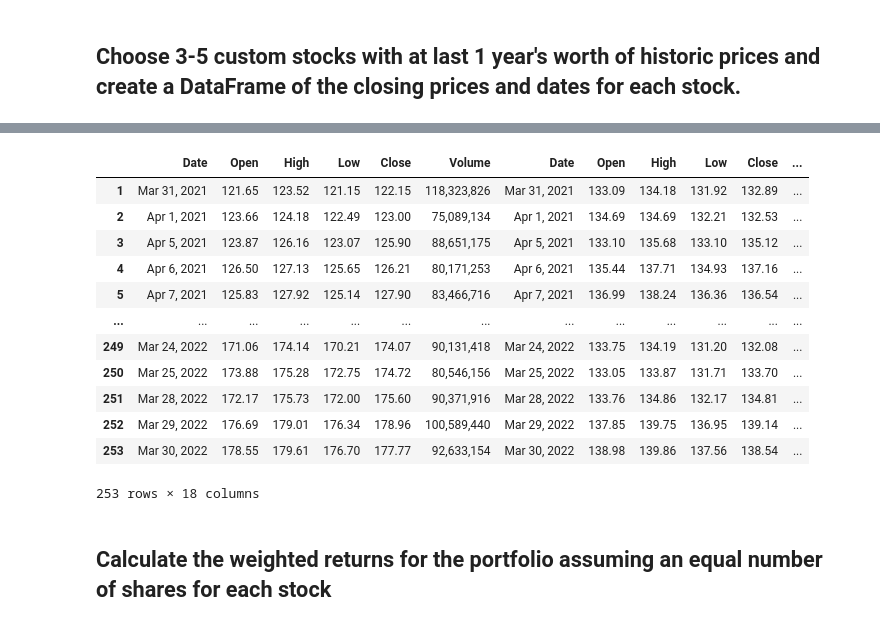
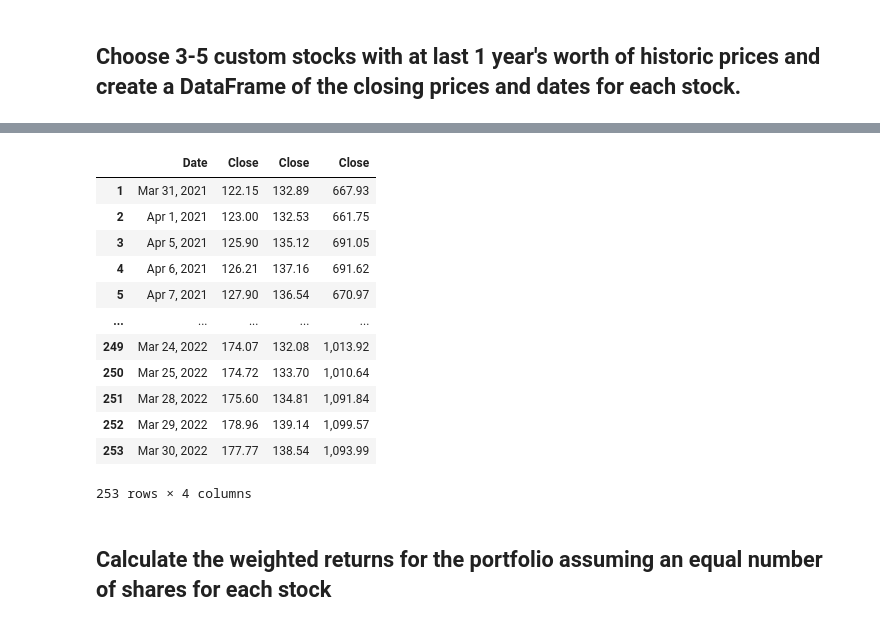
Before and after one commit to gokhanunal34/pandasSkillsApplications, a Jupyter notebook: whale_analysis.ipynb, the cells around one changed output, grey strips where cells are left out. Saved outputs shown, nothing was run; the diff lists cells and outputs as text; code cells hidden in the pictures.

Commit message:
Reorganize portfolio data by having a column per symbol

```diff
--- a/whale_analysis.ipynb
+++ b/whale_analysis.ipynb
@@ -452,17 +483,30 @@ apple_stock_data_df_cleaned= apple_stock_data_df_cleaned.rename(columns={
 # Reading data from 2nd stock
 nike_data_csv = Path("../Starter_Code/Resources/Google_Nike_data.csv")
 
+nike_stock_data_df = pd.read_csv(nike_data_csv, parse_dates=True, infer_datetime_format=True, skiprows=[i for i in range(1,26)])#skip the header until there are actual values with skiprows.
 
-nike_stock_data_df = pd.read_csv(nike_data_csv, parse_dates=True, infer_datetime_format=True, skiprows=[i for i in range(1,26)])
-
+#drop unnamed column
 nike_stock_data_df = nike_stock_data_df.drop(columns=['Unnamed: 0'])
 
+#get rid of the first row
 nike_stock_data_df_cleaned = nike_stock_data_df.loc[1:]
 
-
+#rename each column
 nike_stock_data_df_cleaned= nike_stock_data_df_cleaned.rename(columns={
     "Instructions\nEnter stock symbol in cell B4":"Date",
     "Unnamed: 2":"Open", "Unnamed: 3":"High", "Unnamed: 4":"Low",
     "Unnamed: 5":"Close", "POWERED BY": "Volume"
 
 })
+
+nike_returns_date = nike_stock_data_df_cleaned.loc[:, 'Date']
+
+#nike_returns_date
+
+nike_returns_close = nike_stock_data_df_cleaned.loc[:, 'Close']
+
+#nike_returns_close
+
+nike_returns_df = pd.concat([nike_returns_date, nike_returns_close], axis=1, join="outer")
+
+nike_returns_df
@@ -470,13 +528,15 @@ nike_stock_data_df_cleaned= nike_stock_data_df_cleaned.rename(columns={
 # Reading data from 3rd stock
 tesla_stock_data_csv = Path("../Starter_Code/Resources/Google_Tesla_stock_data.csv")
 
-tesla_stock_data_df = pd.read_csv(tesla_stock_data_csv, parse_dates=True, infer_datetime_format=True, skiprows=[i for i in range(1,26)])
+tesla_stock_data_df = pd.read_csv(tesla_stock_data_csv, parse_dates=True, infer_datetime_format=True, skiprows=[i for i in range(1,26)])#skip the header until there are actual values with skiprows.
 
+#drop unnamed row
 tesla_stock_data_df=tesla_stock_data_df.drop(columns=['Unnamed: 0'])
 
-
+#get rid of first row
 tesla_stock_data_df_cleaned = tesla_stock_data_df.loc[1:]
 
+#rename each column
 tesla_stock_data_df_cleaned= tesla_stock_data_df_cleaned.rename(columns={
                             "Instructions\nEnter stock symbol in cell B4": "Date","Unnamed: 2": "Open",
                             "Unnamed: 3": "High", "Unnamed: 4":"Low", "Unnamed: 5": "Close",
@@ -484,5 +544,15 @@ tesla_stock_data_df_cleaned= tesla_stock_data_df_cleaned.rename(columns={
 })
 
 
-tesla_stock_data_df_cleaned
+tesla_returns_date = tesla_stock_data_df_cleaned.loc[:, 'Date']
+
+#tesla_returns_date
+
+tesla_returns_close = tesla_stock_data_df_cleaned.loc[:, 'Close']
+
+#tesla_returns_close
+
+tesla_returns_df = pd.concat([tesla_returns_date, tesla_returns_close], axis=1, join="outer")
+
+tesla_returns_df
 # %% [output]
@@ -502,19 +572,22 @@ tesla_stock_data_df_cleaned
 # %%
 # Combine all stocks in a single DataFrame
-gokhan_portfolio_df = pd.concat([apple_stock_data_df_cleaned, nike_stock_data_df_cleaned, tesla_stock_data_df_cleaned], axis= "columns", join="inner")
+gokhan_portfolio_df = pd.concat([apple_returns_df, nike_returns_df, tesla_returns_df], axis= "columns", join="outer")
 
+gokhan_portfolio_df=gokhan_portfolio_df.T.drop_duplicates().T
+
+# Reorganize portfolio data by having a column per symbol
 gokhan_portfolio_df
 # %% [output]
-|  | Date | Open | High | Low | Close | Volume | Date | Open | High | Low | Close | ... |
-| 1 | Mar 31, 2021 | 121.65 | 123.52 | 121.15 | 122.15 | 118,323,826 | Mar 31, 2021 | 133.09 | 134.18 | 131.92 | 132.89 | ... |
-| 2 | Apr 1, 2021 | 123.66 | 124.18 | 122.49 | 123.00 | 75,089,134 | Apr 1, 2021 | 134.69 | 134.69 | 132.21 | 132.53 | ... |
-| 3 | Apr 5, 2021 | 123.87 | 126.16 | 123.07 | 125.90 | 88,651,175 | Apr 5, 2021 | 133.10 | 135.68 | 133.10 | 135.12 | ... |
-| 4 | Apr 6, 2021 | 126.50 | 127.13 | 125.65 | 126.21 | 80,171,253 | Apr 6, 2021 | 135.44 | 137.71 | 134.93 | 137.16 | ... |
-| 5 | Apr 7, 2021 | 125.83 | 127.92 | 125.14 | 127.90 | 83,466,716 | Apr 7, 2021 | 136.99 | 138.24 | 136.36 | 136.54 | ... |
-| ... | ... | ... | ... | ... | ... | ... | ... | ... | ... | ... | ... | ... |
-| 249 | Mar 24, 2022 | 171.06 | 174.14 | 170.21 | 174.07 | 90,131,418 | Mar 24, 2022 | 133.75 | 134.19 | 131.20 | 132.08 | ... |
-| 250 | Mar 25, 2022 | 173.88 | 175.28 | 172.75 | 174.72 | 80,546,156 | Mar 25, 2022 | 133.05 | 133.87 | 131.71 | 133.70 | ... |
-| 251 | Mar 28, 2022 | 172.17 | 175.73 | 172.00 | 175.60 | 90,371,916 | Mar 28, 2022 | 133.76 | 134.86 | 132.17 | 134.81 | ... |
-| 252 | Mar 29, 2022 | 176.69 | 179.01 | 176.34 | 178.96 | 100,589,440 | Mar 29, 2022 | 137.85 | 139.75 | 136.95 | 139.14 | ... |
-| 253 | Mar 30, 2022 | 178.55 | 179.61 | 176.70 | 177.77 | 92,633,154 | Mar 30, 2022 | 138.98 | 139.86 | 137.56 | 138.54 | ... |
+|  | Date | Close | Close | Close |
+| 1 | Mar 31, 2021 | 122.15 | 132.89 | 667.93 |
+| 2 | Apr 1, 2021 | 123.00 | 132.53 | 661.75 |
+| 3 | Apr 5, 2021 | 125.90 | 135.12 | 691.05 |
+| 4 | Apr 6, 2021 | 126.21 | 137.16 | 691.62 |
+| 5 | Apr 7, 2021 | 127.90 | 136.54 | 670.97 |
+| ... | ... | ... | ... | ... |
+| 249 | Mar 24, 2022 | 174.07 | 132.08 | 1,013.92 |
+| 250 | Mar 25, 2022 | 174.72 | 133.70 | 1,010.64 |
+| 251 | Mar 28, 2022 | 175.60 | 134.81 | 1,091.84 |
+| 252 | Mar 29, 2022 | 178.96 | 139.14 | 1,099.57 |
+| 253 | Mar 30, 2022 | 177.77 | 138.54 | 1,093.99 |
-253 rows × 18 columns
+253 rows × 4 columns
```
Also changed, not shown: parts of 4 cells of this notebook.
